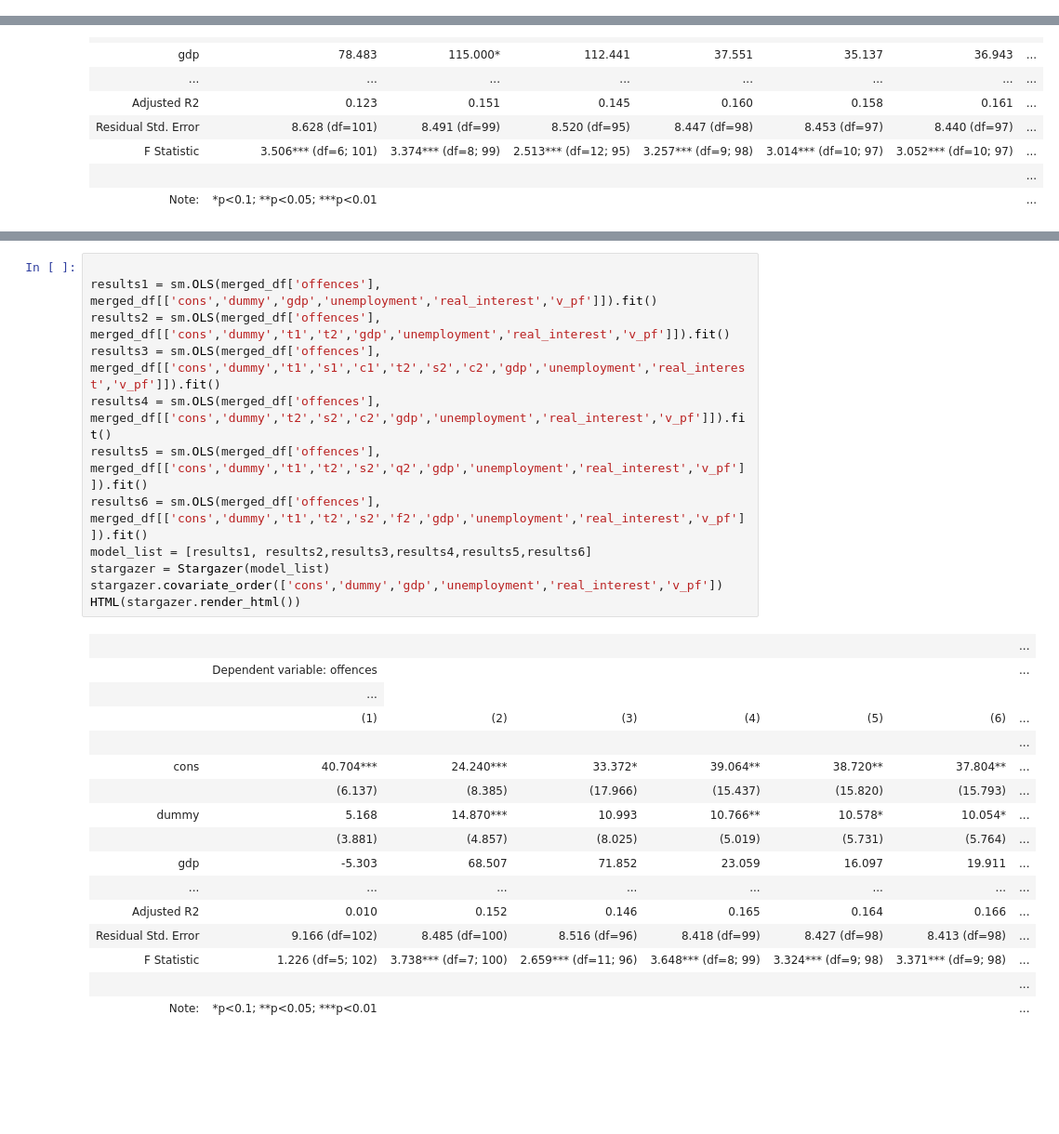
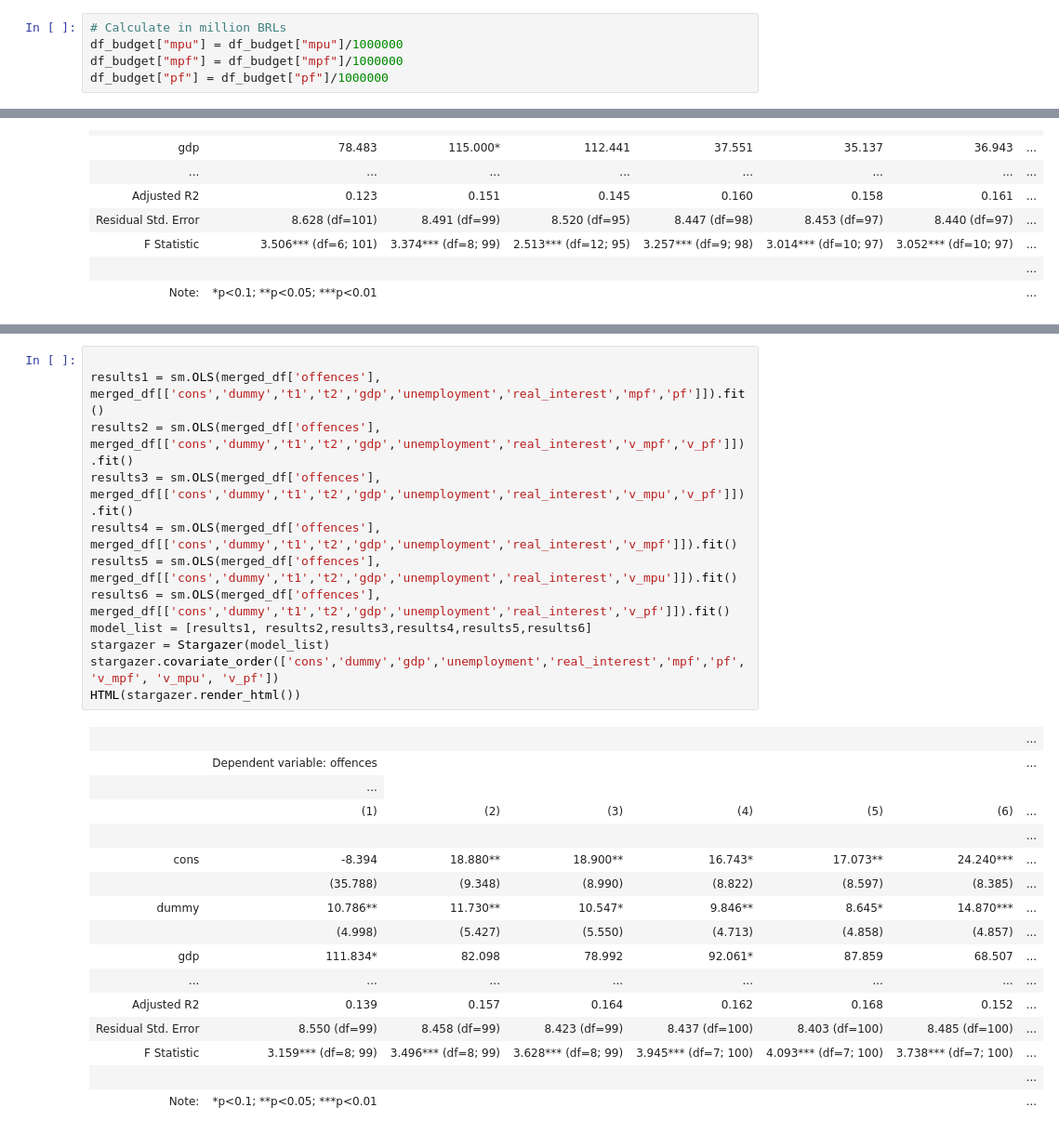
Before and after one commit to caxaxa/PhD_Empirics, a Jupyter notebook: Data_Analysis.ipynb, the cells around one changed output, grey strips where cells are left out. Shown at 93% size. Cells and saved outputs as stored; diff of their text form; blank space fills up the shorter version.

Commit message:
Adressed the law enforcement budget as a robustness check

```diff
--- a/Data_Analysis.ipynb
+++ b/Data_Analysis.ipynb
@@ -1726,6 +1734,11 @@ df_budget["v_mpu"] = df_budget["mpu"].pct_change().fillna(0)
 df_budget["v_mpf"] = df_budget["mpf"].pct_change().fillna(0)
 df_budget["v_pf"] = df_budget["pf"].pct_change().fillna(0)
 df_budget["v_ygdp"] = df_budget["ygdp"].pct_change().fillna(0)
+# %%
+# Calculate in million BRLs
+df_budget["mpu"] = df_budget["mpu"]/1000000
+df_budget["mpf"] = df_budget["mpf"]/1000000
+df_budget["pf"] = df_budget["pf"]/1000000
 # %%
 df_budget[:'2019']
 # %% [output]
@@ -2149,30 +2162,30 @@ Model 5  807.445199     -377.970878
 Model 6  807.119266     -377.807911
 # %%
 
-results1 = sm.OLS(merged_df['offences'], merged_df[['cons','dummy','gdp','unemployment','real_interest','v_pf']]).fit()
-results2 = sm.OLS(merged_df['offences'], merged_df[['cons','dummy','t1','t2','gdp','unemployment','real_interest','v_pf']]).fit()
-results3 = sm.OLS(merged_df['offences'], merged_df[['cons','dummy','t1','s1','c1','t2','s2','c2','gdp','unemployment','real_interest','v_pf']]).fit()
-results4 = sm.OLS(merged_df['offences'], merged_df[['cons','dummy','t2','s2','c2','gdp','unemployment','real_interest','v_pf']]).fit()
-results5 = sm.OLS(merged_df['offences'], merged_df[['cons','dummy','t1','t2','s2','q2','gdp','unemployment','real_interest','v_pf']]).fit()
-results6 = sm.OLS(merged_df['offences'], merged_df[['cons','dummy','t1','t2','s2','f2','gdp','unemployment','real_interest','v_pf']]).fit()
+results1 = sm.OLS(merged_df['offences'], merged_df[['cons','dummy','t1','t2','gdp','unemployment','real_interest','mpf','pf']]).fit()
+results2 = sm.OLS(merged_df['offences'], merged_df[['cons','dummy','t1','t2','gdp','unemployment','real_interest','v_mpf','v_pf']]).fit()
+results3 = sm.OLS(merged_df['offences'], merged_df[['cons','dummy','t1','t2','gdp','unemployment','real_interest','v_mpu','v_pf']]).fit()
+results4 = sm.OLS(merged_df['offences'], merged_df[['cons','dummy','t1','t2','gdp','unemployment','real_interest','v_mpf']]).fit()
+results5 = sm.OLS(merged_df['offences'], merged_df[['cons','dummy','t1','t2','gdp','unemployment','real_interest','v_mpu']]).fit()
+results6 = sm.OLS(merged_df['offences'], merged_df[['cons','dummy','t1','t2','gdp','unemployment','real_interest','v_pf']]).fit()
 model_list = [results1, results2,results3,results4,results5,results6]
 stargazer = Stargazer(model_list)
-stargazer.covariate_order(['cons','dummy','gdp','unemployment','real_interest','v_pf'])
+stargazer.covariate_order(['cons','dummy','gdp','unemployment','real_interest','mpf','pf', 'v_mpf', 'v_mpu', 'v_pf'])
 HTML(stargazer.render_html())
 # %% [output]
 |  |  |  |  |  |  |  | ... |
 |  | Dependent variable: offences |  |  |  |  |  | ... |
 |  | ... |
 |  | (1) | (2) | (3) | (4) | (5) | (6) | ... |
 |  |  |  |  |  |  |  | ... |
-| cons | 40.704*** | 24.240*** | 33.372* | 39.064** | 38.720** | 37.804** | ... |
-|  | (6.137) | (8.385) | (17.966) | (15.437) | (15.820) | (15.793) | ... |
-| dummy | 5.168 | 14.870*** | 10.993 | 10.766** | 10.578* | 10.054* | ... |
-|  | (3.881) | (4.857) | (8.025) | (5.019) | (5.731) | (5.764) | ... |
-| gdp | -5.303 | 68.507 | 71.852 | 23.059 | 16.097 | 19.911 | ... |
+| cons | -8.394 | 18.880** | 18.900** | 16.743* | 17.073** | 24.240*** | ... |
+|  | (35.788) | (9.348) | (8.990) | (8.822) | (8.597) | (8.385) | ... |
+| dummy | 10.786** | 11.730** | 10.547* | 9.846** | 8.645* | 14.870*** | ... |
+|  | (4.998) | (5.427) | (5.550) | (4.713) | (4.858) | (4.857) | ... |
+| gdp | 111.834* | 82.098 | 78.992 | 92.061* | 87.859 | 68.507 | ... |
 | ... | ... | ... | ... | ... | ... | ... | ... |
-| Adjusted R2 | 0.010 | 0.152 | 0.146 | 0.165 | 0.164 | 0.166 | ... |
-| Residual Std. Error | 9.166 (df=102) | 8.485 (df=100) | 8.516 (df=96) | 8.418 (df=99) | 8.427 (df=98) | 8.413 (df=98) | ... |
-| F Statistic | 1.226 (df=5; 102) | 3.738*** (df=7; 100) | 2.659*** (df=11; 96) | 3.648*** (df=8; 99) | 3.324*** (df=9; 98) | 3.371*** (df=9; 98) | ... |
+| Adjusted R2 | 0.139 | 0.157 | 0.164 | 0.162 | 0.168 | 0.152 | ... |
+| Residual Std. Error | 8.550 (df=99) | 8.458 (df=99) | 8.423 (df=99) | 8.437 (df=100) | 8.403 (df=100) | 8.485 (df=100) | ... |
+| F Statistic | 3.159*** (df=8; 99) | 3.496*** (df=8; 99) | 3.628*** (df=8; 99) | 3.945*** (df=7; 100) | 4.093*** (df=7; 100) | 3.738*** (df=7; 100) | ... |
 |  |  |  |  |  |  |  | ... |
 | Note: | *p<0.1; **p<0.05; ***p<0.01 |  |  |  |  |  | ... |
```
Also changed, not shown: parts of 22 cells of this notebook.
